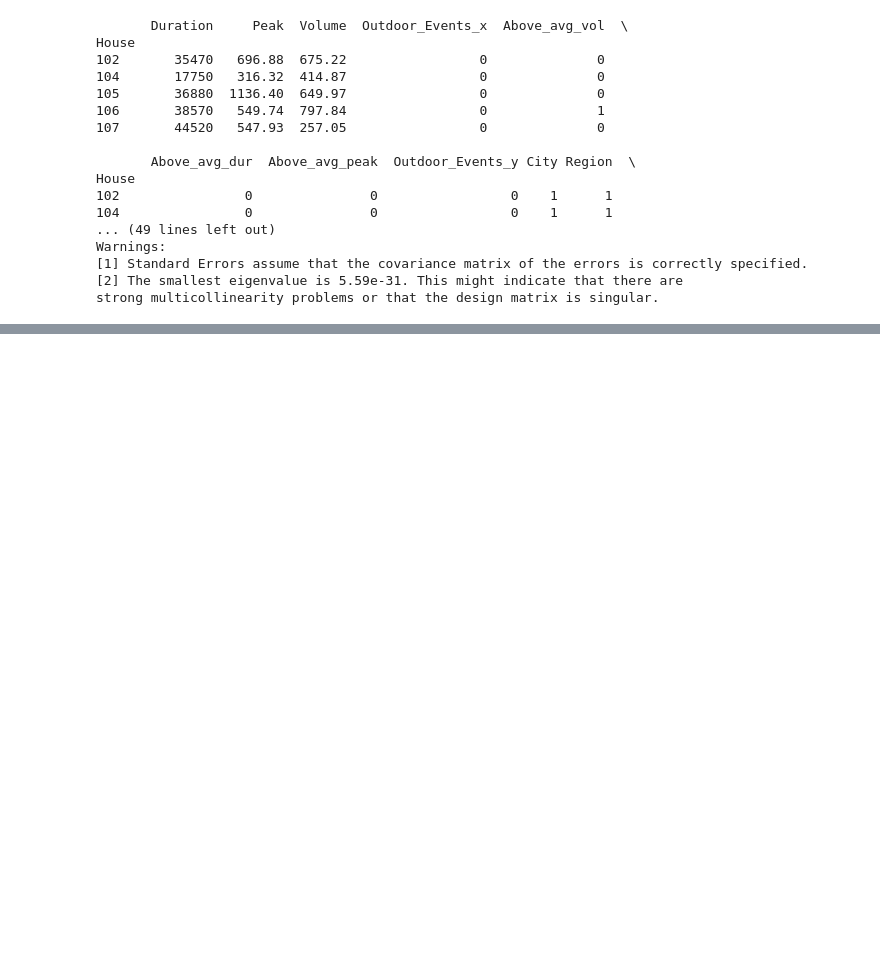
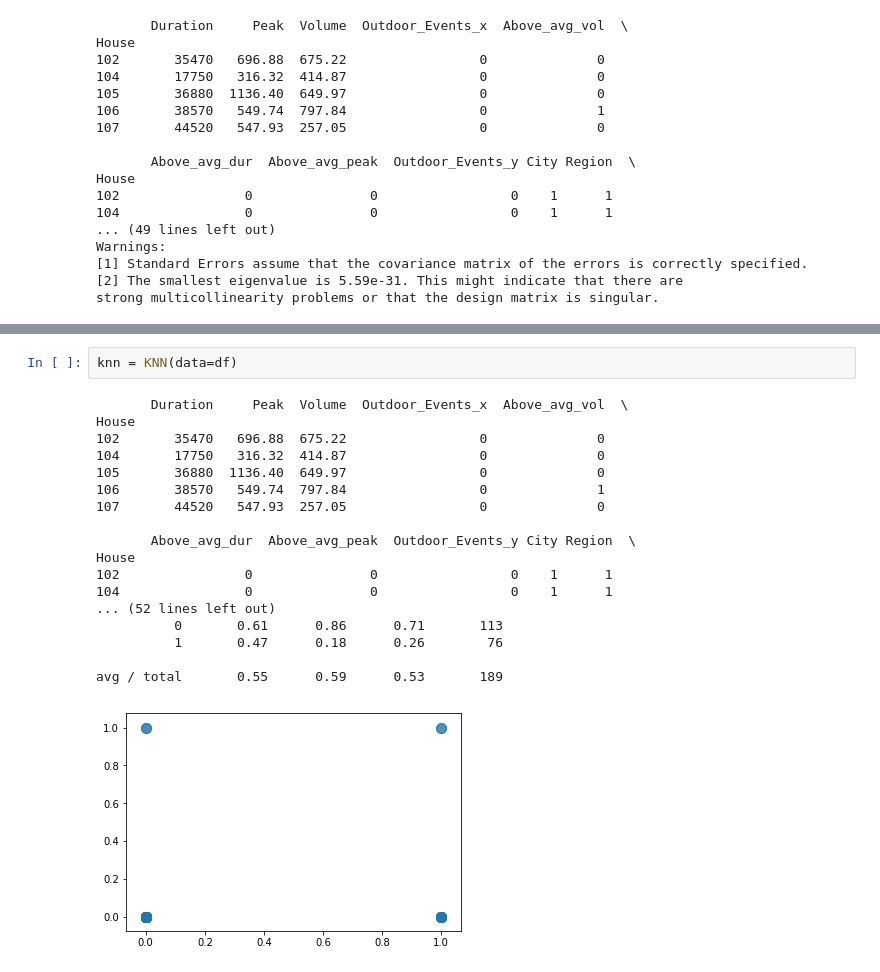
Before and after one commit to ecpease/Stats2019, a Jupyter notebook: Project/Model_Runs.ipynb, the cells around one changed output, grey strips where cells are left out. Saved outputs shown, nothing was run; the diff lists cells and outputs as text; blank space fills up the shorter version.

```diff
--- a/Project/Model_Runs.ipynb
+++ b/Project/Model_Runs.ipynb
@@ -175,0 +275,21 @@ strong multicollinearity problems or that the design matrix is singular.
+# %%
+knn = KNN(data=df)
+# %% [output]
+       Duration     Peak  Volume  Outdoor_Events_x  Above_avg_vol  \
+House
+102       35470   696.88  675.22                 0              0
+104       17750   316.32  414.87                 0              0
+105       36880  1136.40  649.97                 0              0
+106       38570   549.74  797.84                 0              1
+107       44520   547.93  257.05                 0              0
+
+       Above_avg_dur  Above_avg_peak  Outdoor_Events_y City Region  \
+House
+102                0               0                 0    1      1
+104                0               0                 0    1      1
+... (52 lines left out)
+          0       0.61      0.86      0.71       113
+          1       0.47      0.18      0.26        76
+
+avg / total       0.55      0.59      0.53       189
+[figure, added]
```
Also changed, not shown: parts of 7 cells of this notebook.
